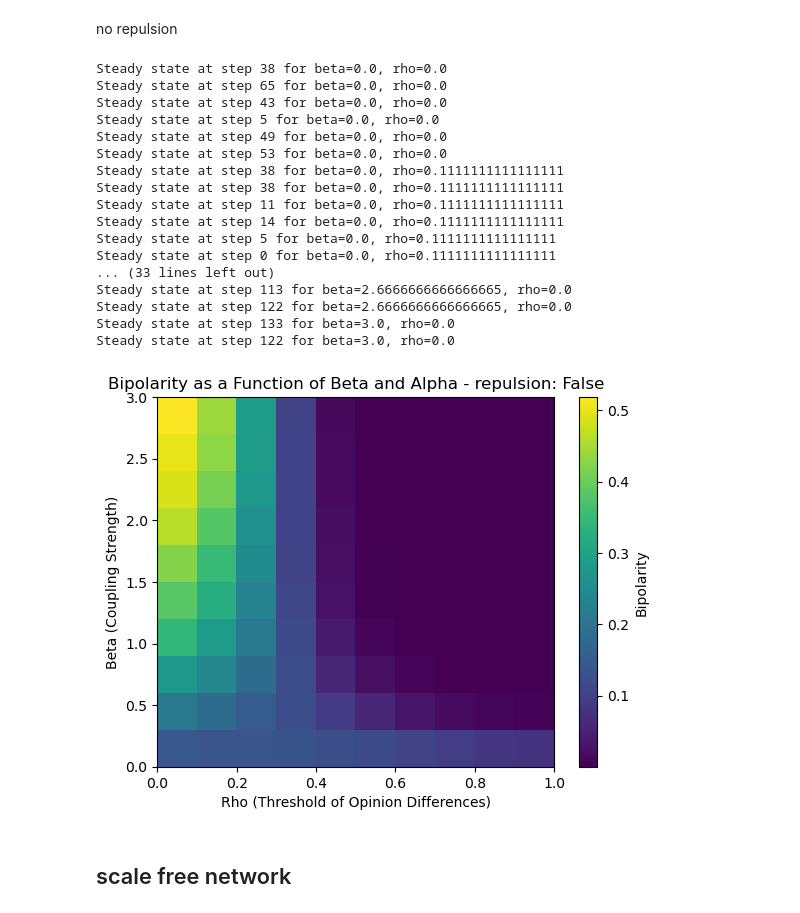
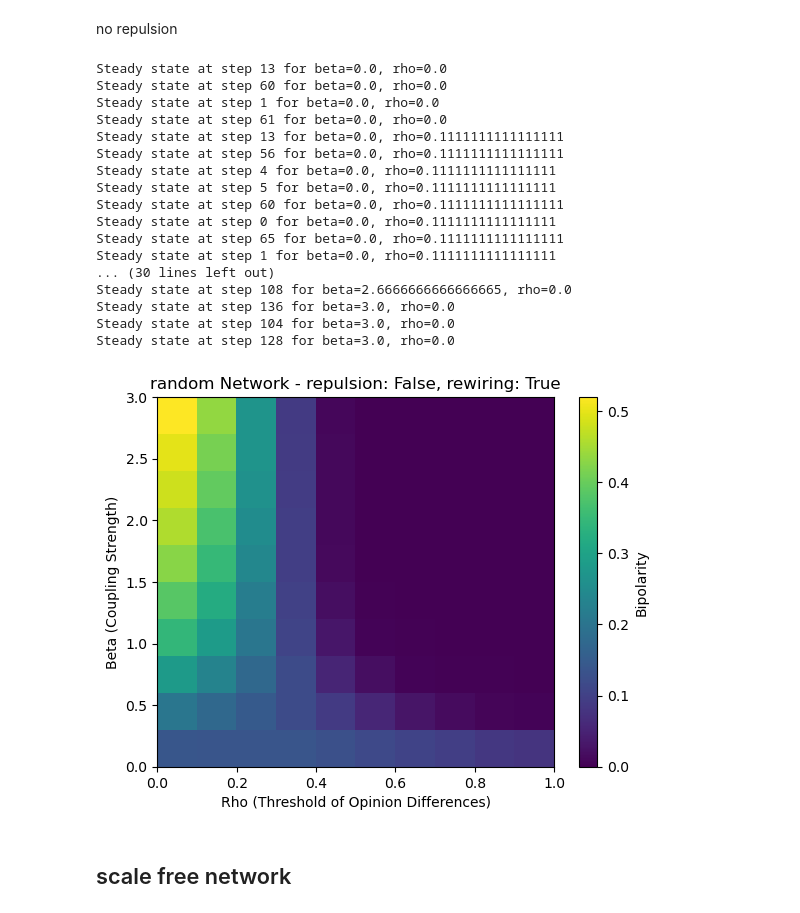
Before and after one commit to Batuffola/review_opinion-dynamics, a Jupyter notebook: update.ipynb, the cells around one changed output. Drawn from its saved outputs; the diff is of its cells as text; code cells hidden in the pictures.

```diff
--- a/update.ipynb
+++ b/update.ipynb
@@ -914,6 +933,7 @@ beta =  1 #coupling_strength
 #rho = 0.7  #threshold of opiniondifferences
 #alpha = 0.2  #controversity of the topic positiv definit
 iterations = 10
+repulsion = True
 
 # Define parameter ranges
 alphas = np.linspace(0, 3, num=10)  # Controversy of the topic (positive definite)
@@ -930,7 +950,7 @@ for a_idx, alpha in enumerate(alphas):
         for i in range(iterations):
             random.seed(42+i)
             # Initialize the model
-            model = Model(num_agents, beta, rho, alpha, network_type='random', repulsion=repulsion,connection_probability=0.05) #random network
+            model = Model(num_agents, beta, rho, alpha, network_type='random', rewiring=rewiring, repulsion=repulsion, connection_probability=0.05) #random network
             #model = Model(num_agents, beta, rho, alpha, network_type='scale-free',  repulsion=repulsion, m_edges_per_node=3) #scale-free network
             #model = Model(num_agents, beta, rho, alpha, network_type='sbm', repulsion=repulsion, sizes=sizes, p_matrix=p_matrix)
             layout = nx.spring_layout(model.environment.graph)  # Optional visualization layout
@@ -960,6 +980,6 @@ plt.imshow(bipolarity, origin="lower", aspect="auto",
 plt.colorbar(label="Bipolarity")
 plt.xlabel("Rho (Threshold of Opinion Differences)")
 plt.ylabel("Alpha (Controversity of the topic)")
-plt.title(f"random Network - repulsion: {repulsion}")
+plt.title(f"random Network - repulsion: {repulsion}, rewiring: {rewiring}")
 plt.show()
 # %% [output]
@@ -1010,7 +1030,7 @@ for a_idx, alpha in enumerate(alphas):
         for i in range(iterations):
             random.seed(42+i)
             # Initialize the model
-            model = Model(num_agents, beta, rho, alpha, network_type='random', repulsion=repulsion,connection_probability=0.05) #random network
+            model = Model(num_agents, beta, rho, alpha, network_type='random', rewiring=rewiring, repulsion=repulsion, connection_probability=0.05) #random network
             #model = Model(num_agents, beta, rho, alpha, network_type='scale-free',  repulsion=repulsion, m_edges_per_node=3) #scale-free network
             #model = Model(num_agents, beta, rho, alpha, network_type='sbm', repulsion=repulsion, sizes=sizes, p_matrix=p_matrix)
             layout = nx.spring_layout(model.environment.graph)  # Optional visualization layout
@@ -1040,7 +1060,7 @@ plt.imshow(bipolarity, origin="lower", aspect="auto",
 plt.colorbar(label="Bipolarity")
 plt.xlabel("Beta (Coupling Strength)")
 plt.ylabel("Alpha (Controversity of the topic)")
-plt.title(f"random Network - repulsion: {repulsion}")
+plt.title(f"random Network - repulsion: {repulsion}, rewiring: {rewiring}")
 plt.show()
 # %% [output]
 Steady state at step 2 for beta=0.0, alpha=0.0
@@ -1088,7 +1108,7 @@ for a_idx, alpha in enumerate(alphas):
         for i in range(iterations):
             random.seed(42+i)
             # Initialize the model
-            model = Model(num_agents, beta, rho, alpha, network_type='random', repulsion=repulsion,connection_probability=0.05) #random network
+            model = Model(num_agents, beta, rho, alpha, network_type='random', rewiring=rewiring, repulsion=repulsion, connection_probability=0.05) #random network
             #model = Model(num_agents, beta, rho, alpha, network_type='scale-free',  repulsion=repulsion, m_edges_per_node=3) #scale-free network
             #model = Model(num_agents, beta, rho, alpha, network_type='sbm', repulsion=repulsion, sizes=sizes, p_matrix=p_matrix)
             layout = nx.spring_layout(model.environment.graph)  # Optional visualization layout
@@ -1118,7 +1138,7 @@ plt.imshow(bipolarity, origin="lower", aspect="auto",
 plt.colorbar(label="Bipolarity")
 plt.xlabel("Beta (Coupling Strength)")
 plt.ylabel("Alpha (Controversity of the topic)")
-plt.title(f"random Network - repulsion: {repulsion}")
+plt.title(f"random Network - repulsion: {repulsion}, rewiring: {rewiring}")
 plt.show()
 # %% [output]
 Steady state at step 0 for beta=0.0, alpha=0.0
@@ -1165,7 +1185,7 @@ for a_idx, alpha in enumerate(alphas):
         for i in range(iterations):
             random.seed(42+i)
             # Initialize the model
-            model = Model(num_agents, beta, rho, alpha, network_type='random', repulsion=repulsion,connection_probability=0.05) #random network
+            model =  Model(num_agents, beta, rho, alpha, network_type='random', rewiring=rewiring, repulsion=repulsion, connection_probability=0.05) #random network
             #model = Model(num_agents, beta, rho, alpha, network_type='scale-free',  repulsion=repulsion, m_edges_per_node=3) #scale-free network
             #model = Model(num_agents, beta, rho, alpha, network_type='sbm', repulsion=repulsion, sizes=sizes, p_matrix=p_matrix)
             layout = nx.spring_layout(model.environment.graph)  # Optional visualization layout
@@ -1195,6 +1215,6 @@ plt.imshow(bipolarity, origin="lower", aspect="auto",
 plt.colorbar(label="Bipolarity")
 plt.xlabel("Rho (Threshold of Opinion Differences)")
 plt.ylabel("Alpha (Controversity of the topic)")
-plt.title(f"random Network - repulsion: {repulsion}")
+plt.title(f"random Network - repulsion: {repulsion}, rewiring: {rewiring}")
 plt.show()
 # %% [output]
@@ -1243,57 +1263,57 @@ for b_idx, beta in enumerate(betas):
         for i in range(iterations):
             random.seed(42+i)
             # Initialize the model
-            model = Model(num_agents, beta, rho, alpha, network_type='random', repulsion=repulsion,connection_probability=0.05) #random network
+            model = Model(num_agents, beta, rho, alpha, network_type='random', rewiring=rewiring, repulsion=repulsion, connection_probability=0.05) #random network
             #model = Model(num_agents, beta, rho, alpha, network_type='scale-free',  repulsion=repulsion, m_edges_per_node=3) #scale-free network
             #model = Model(num_agents, beta, rho, alpha, network_type='sbm', repulsion=repulsion, sizes=sizes, p_matrix=p_matrix)
             layout = nx.spring_layout(model.environment.graph)  # Optional visualization layout
 
             # Run the simulation
             num_steps = 150
             for step in range(num_steps):
                 previous_opinions = [model.environment.graph.nodes[node]['agent'].opinion
                                      for node in model.environment.graph.nodes]
                 model.step()
 
                 # Check for steady-state convergence
                 if track_opinion_change(previous_opinions, model) < 0.0000083:
                     print(f"Steady state at step {step} for beta={beta}, rho={rho}")
                     break
 
             # Get the final opinions and calculate bipolarity
             bipolarities.append(measure_bipolarity(model.environment))
 
         # Store the mean bipolarity for this parameter combination
         bipolarity[b_idx, r_idx] = np.mean(bipolarities)
 
 # Print or visualize the results
 import matplotlib.pyplot as plt
 plt.imshow(bipolarity, origin="lower", aspect="auto",
            extent=[rhos.min(), rhos.max(), betas.min(), betas.max()])
 plt.colorbar(label="Bipolarity")
 plt.xlabel("Rho (Threshold of Opinion Differences)")
 plt.ylabel("Beta (Coupling Strength)")
-plt.title(f"Bipolarity as a Function of Beta and Alpha - repulsion: {repulsion}")
+plt.title(f"random Network - repulsion: {repulsion}, rewiring: {rewiring}")
 plt.show()
 # %% [output]
-Steady state at step 38 for beta=0.0, rho=0.0
-Steady state at step 65 for beta=0.0, rho=0.0
-Steady state at step 43 for beta=0.0, rho=0.0
-Steady state at step 5 for beta=0.0, rho=0.0
-Steady state at step 49 for beta=0.0, rho=0.0
-Steady state at step 53 for beta=0.0, rho=0.0
-Steady state at step 38 for beta=0.0, rho=0.1111111111111111
-Steady state at step 38 for beta=0.0, rho=0.1111111111111111
-Steady state at step 11 for beta=0.0, rho=0.1111111111111111
-Steady state at step 14 for beta=0.0, rho=0.1111111111111111
+Steady state at step 13 for beta=0.0, rho=0.0
+Steady state at step 60 for beta=0.0, rho=0.0
+Steady state at step 1 for beta=0.0, rho=0.0
+Steady state at step 61 for beta=0.0, rho=0.0
+Steady state at step 13 for beta=0.0, rho=0.1111111111111111
+Steady state at step 56 for beta=0.0, rho=0.1111111111111111
+Steady state at step 4 for beta=0.0, rho=0.1111111111111111
 Steady state at step 5 for beta=0.0, rho=0.1111111111111111
+Steady state at step 60 for beta=0.0, rho=0.1111111111111111
 Steady state at step 0 for beta=0.0, rho=0.1111111111111111
-... (33 lines left out)
-Steady state at step 113 for beta=2.6666666666666665, rho=0.0
-Steady state at step 122 for beta=2.6666666666666665, rho=0.0
-Steady state at step 133 for beta=3.0, rho=0.0
-Steady state at step 122 for beta=3.0, rho=0.0
+Steady state at step 65 for beta=0.0, rho=0.1111111111111111
+Steady state at step 1 for beta=0.0, rho=0.1111111111111111
+... (30 lines left out)
+Steady state at step 108 for beta=2.6666666666666665, rho=0.0
+Steady state at step 136 for beta=3.0, rho=0.0
+Steady state at step 104 for beta=3.0, rho=0.0
+Steady state at step 128 for beta=3.0, rho=0.0
-[figure, old version]
+[figure, new version]
 # %% [markdown]
 ## scale free network
 # %%
```
Also changed, not shown: parts of 10 cells of this notebook.
